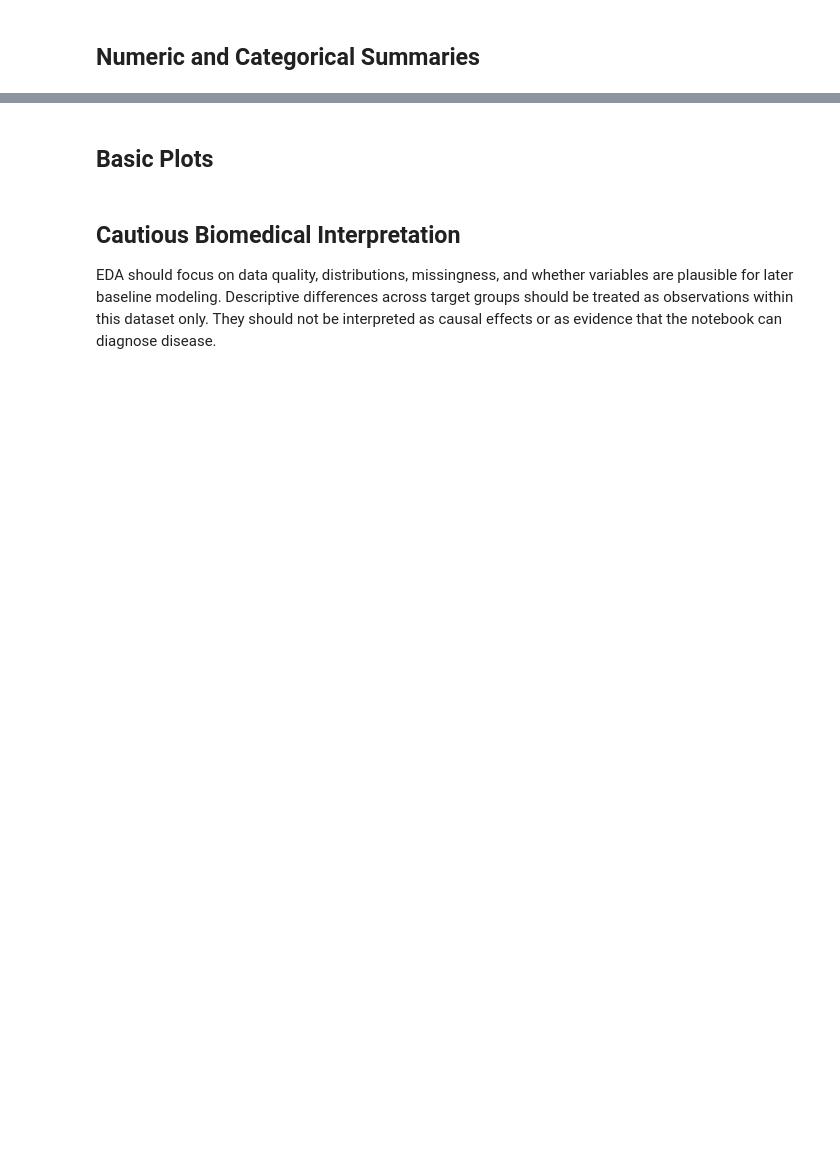
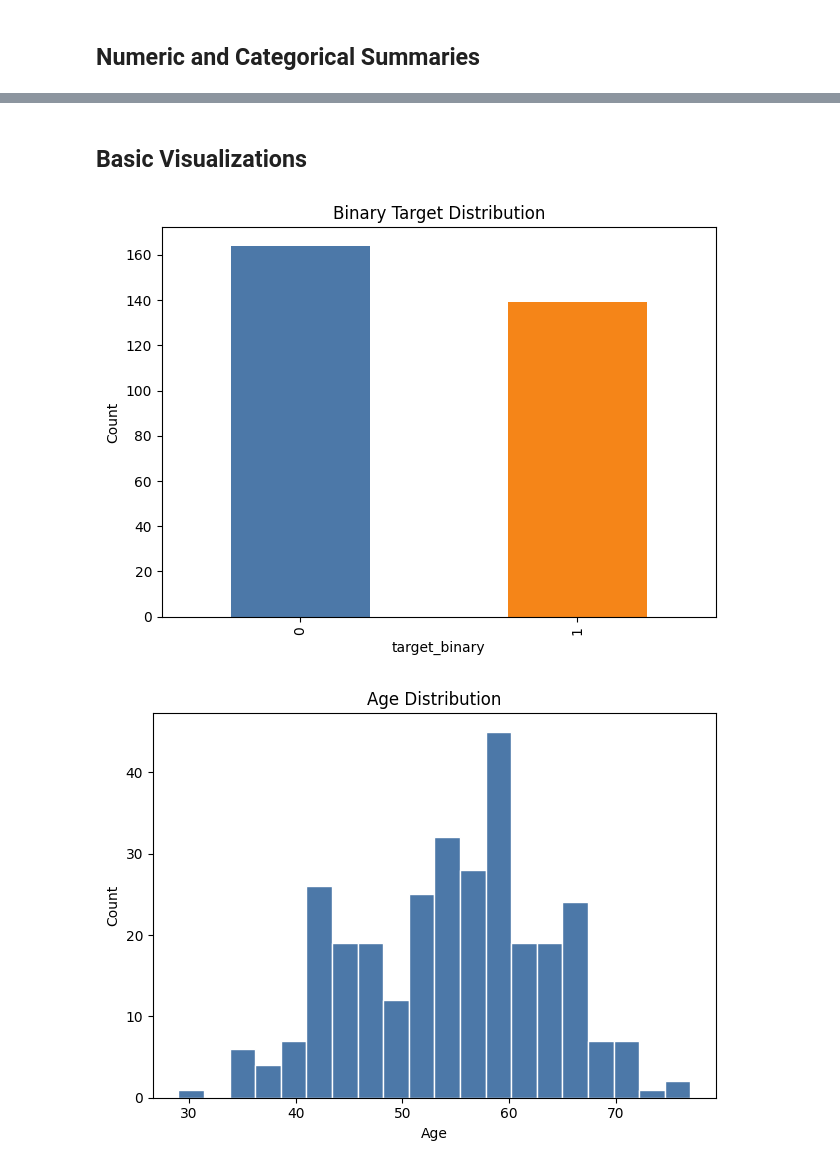
Before and after one commit to jennerfeijoo/clinical-risk-modeling, a Jupyter notebook: notebooks/01_exploratory_data_analysis.ipynb, the cells around one changed output, grey strips where cells are left out. Cells and saved outputs as stored; diff of their text form; code cells hidden in the pictures; blank space fills up the shorter version.

Commit message:
Complete initial EDA for UCI Heart Disease dataset

```diff
--- a/notebooks/01_exploratory_data_analysis.ipynb
+++ b/notebooks/01_exploratory_data_analysis.ipynb
@@ -129,22 +213,54 @@ if df is not None:
 # %% [markdown]
-## Basic Plots
+## Basic Visualizations
-# %%
-if df is not None:
-    ax = df["target"].value_counts().sort_index().plot(kind="bar")
-    ax.set_title("Original Target Distribution")
-    ax.set_xlabel("Original target code")
-    ax.set_ylabel("Count")
-    plt.tight_layout()
-    plt.savefig(FIGURES_DIR / "target_distribution.png", dpi=150)
-    plt.show()
-
-    axes = df[numeric_columns].hist(figsize=(10, 7), bins=20)
-    for axis in axes.flatten():
-        axis.set_ylabel("Count")
-    plt.tight_layout()
-    plt.savefig(FIGURES_DIR / "numeric_variable_histograms.png", dpi=150)
-    plt.show()
-# %% [markdown]
-## Cautious Biomedical Interpretation
-
-EDA should focus on data quality, distributions, missingness, and whether variables are plausible for later baseline modeling. Descriptive differences across target groups should be treated as observations within this dataset only. They should not be interpreted as causal effects or as evidence that the notebook can diagnose disease.
+# %%
+def save_current_figure(filename: str) -> None:
+    plt.tight_layout()
+    plt.savefig(FIGURES_DIR / filename, dpi=150, bbox_inches="tight")
+    plt.show()
+
+
+if df is not None:
+    ax = df["target_binary"].value_counts().sort_index().plot(kind="bar", color=["#4c78a8", "#f58518"])
+    ax.set_title("Binary Target Distribution")
+    ax.set_xlabel("target_binary")
+    ax.set_ylabel("Count")
+    save_current_figure("target_distribution.png")
+
+    ax = df["age"].plot(kind="hist", bins=20, color="#4c78a8", edgecolor="white")
+    ax.set_title("Age Distribution")
+    ax.set_xlabel("Age")
+    ax.set_ylabel("Count")
+    save_current_figure("age_distribution.png")
+
+    df.boxplot(column="age", by="target_binary", grid=False)
+    plt.title("Age by Binary Target")
+    plt.suptitle("")
+    plt.xlabel("target_binary")
+    plt.ylabel("Age")
+    save_current_figure("age_by_target_binary.png")
+
+    df.boxplot(column="chol", by="target_binary", grid=False)
+    plt.title("Serum Cholesterol by Binary Target")
+    plt.suptitle("")
+    plt.xlabel("target_binary")
+    plt.ylabel("Serum cholesterol (mg/dl)")
+    save_current_figure("cholesterol_by_target_binary.png")
+
+    df.boxplot(column="thalach", by="target_binary", grid=False)
+    plt.title("Maximum Heart Rate by Binary Target")
+    plt.suptitle("")
+    plt.xlabel("target_binary")
+    plt.ylabel("Maximum heart rate achieved")
+    save_current_figure("max_heart_rate_by_target_binary.png")
+
+    missing_nonzero = missing[missing["missing_count"] > 0]
+    if missing_nonzero.empty:
+        missing_nonzero = missing.head(1)
+    ax = missing_nonzero["missing_count"].sort_values().plot(kind="barh", color="#54a24b")
+    ax.set_title("Missing Values by Variable")
+    ax.set_xlabel("Missing count")
+    ax.set_ylabel("Variable")
+    save_current_figure("missing_values.png")
+# %% [output]
+[figure, added]
+[figure, added]
```
Also changed, not shown: parts of 13 cells of this notebook, 8 other files.
